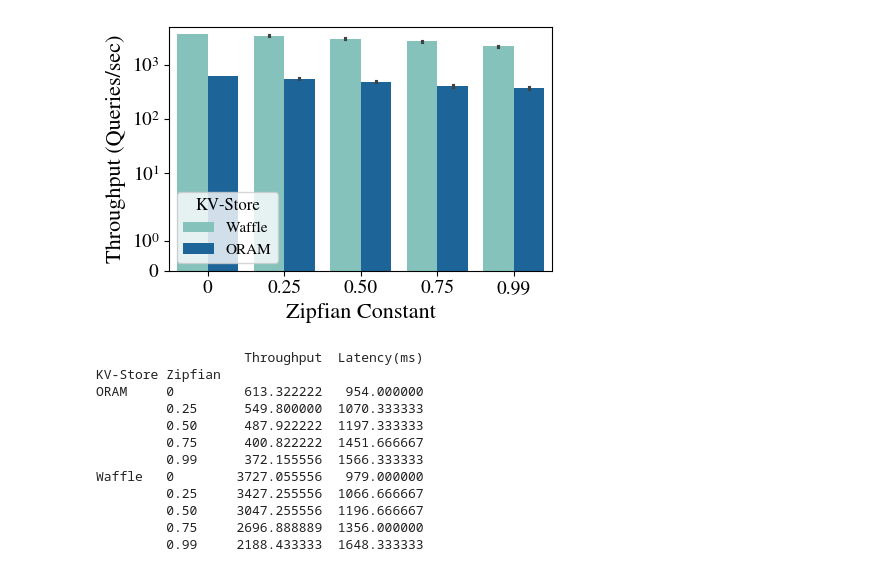
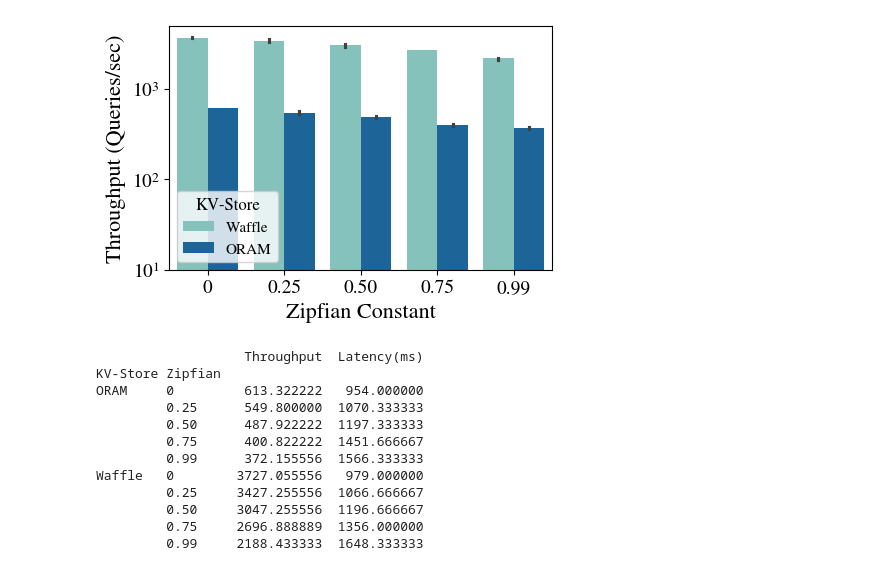
Before and after one commit to dsg-uwaterloo/ObliSQL, a Jupyter notebook: Experiments/Reviews/ZipfSkew/Plot.ipynb, the cells around one changed output. Saved outputs shown, nothing was run; the diff lists cells and outputs as text; code cells hidden in the pictures.

```diff
--- a/Experiments/Reviews/ZipfSkew/Plot.ipynb
+++ b/Experiments/Reviews/ZipfSkew/Plot.ipynb
@@ -41,18 +42,18 @@ def read_text_files(directory,component,number,label):
                 text_data.append(d)
     return text_data
 # %%
-scaleThreeZipf0 = '/home/haseeb/Desktop/ReviewGraphs/ZipfSkew/BarPlot/Waffle/Zipf0'
-scaleThreeZipf25 = '/home/haseeb/Desktop/ReviewGraphs/ZipfSkew/BarPlot/Waffle/Zipf25'
-scaleThreeZipf50 = '/home/haseeb/Desktop/ReviewGraphs/ZipfSkew/BarPlot/Waffle/Zipf50'
-scaleThreeZipf75 = '/home/haseeb/Desktop/ReviewGraphs/ZipfSkew/BarPlot/Waffle/Zipf75'
-scaleThreeZipf99 = '/home/haseeb/Desktop/ReviewGraphs/ZipfSkew/BarPlot/Waffle/Zipf99'
+scaleThreeZipf0 = '/home/haseeb/Desktop/ReviewGraphs/ZipfSkew/Waffle/Zipf0'
+scaleThreeZipf25 = '/home/haseeb/Desktop/ReviewGraphs/ZipfSkew/Waffle/Zipf25'
+scaleThreeZipf50 = '/home/haseeb/Desktop/ReviewGraphs/ZipfSkew/Waffle/Zipf50'
+scaleThreeZipf75 = '/home/haseeb/Desktop/ReviewGraphs/ZipfSkew/Waffle/Zipf75'
+scaleThreeZipf99 = '/home/haseeb/Desktop/ReviewGraphs/ZipfSkew/Waffle/Zipf99'
 
 
-scaleThreeZipf0ORAM = '/home/haseeb/Desktop/ReviewGraphs/ZipfSkew/BarPlot/ORAM/Zipf0'
-scaleThreeZipf25ORAM = '/home/haseeb/Desktop/ReviewGraphs/ZipfSkew/BarPlot/ORAM/Zipf25'
-scaleThreeZipf50ORAM = '/home/haseeb/Desktop/ReviewGraphs/ZipfSkew/BarPlot/ORAM/Zipf50'
-scaleThreeZipf75ORAM = '/home/haseeb/Desktop/ReviewGraphs/ZipfSkew/BarPlot/ORAM/Zipf75'
-scaleThreeZipf99ORAM = '/home/haseeb/Desktop/ReviewGraphs/ZipfSkew/BarPlot/ORAM/Zipf99'
+scaleThreeZipf0ORAM = '/home/haseeb/Desktop/ReviewGraphs/ZipfSkew/ORAM/Zipf0'
+scaleThreeZipf25ORAM = '/home/haseeb/Desktop/ReviewGraphs/ZipfSkew/ORAM/Zipf25'
+scaleThreeZipf50ORAM = '/home/haseeb/Desktop/ReviewGraphs/ZipfSkew/ORAM/Zipf50'
+scaleThreeZipf75ORAM = '/home/haseeb/Desktop/ReviewGraphs/ZipfSkew/ORAM/Zipf75'
+scaleThreeZipf99ORAM = '/home/haseeb/Desktop/ReviewGraphs/ZipfSkew/ORAM/Zipf99'
 
 
 
@@ -67,35 +68,35 @@ zipf0ORAM = pd.DataFrame(read_text_files(scaleThreeZipf0ORAM,'ORAM',3,'0'))
 zipf25ORAM = pd.DataFrame(read_text_files(scaleThreeZipf25ORAM,'ORAM',3,'0.25'))
 zipf50ORAM = pd.DataFrame(read_text_files(scaleThreeZipf50ORAM,'ORAM',3,'0.50'))
 zipf75ORAM = pd.DataFrame(read_text_files(scaleThreeZipf75ORAM,'ORAM',3,'0.75'))
 zipf99ORAM = pd.DataFrame(read_text_files(scaleThreeZipf99ORAM,'ORAM',3,'0.99'))
 
 
 combined_df = pd.concat([zipf0, zipf25, zipf50, zipf75, zipf99, zipf0ORAM, zipf25ORAM, zipf50ORAM, zipf75ORAM, zipf99ORAM], ignore_index=True)
 
 combined_df.rename(columns={'ScaleFactor': 'KV-Store','Label':"Zipfian"}, inplace=True)
 
 
 fig, ax = plt.subplots(figsize=(5, 3.5))  # Adjust for double-column if needed
 ax = sns.barplot(data=combined_df, x='Zipfian', y='Throughput',hue='KV-Store', palette=["#7bccc4","#0868ac"])
 
 ax.set_xlabel("Zipfian Constant", fontsize=16)
 ax.set_ylabel("Throughput (Queries/sec)", fontsize=16)
 ax.set_yscale("log")
 ax.set_yscale("symlog")  # Adjust linthresh to control the transition point
-ax.set_ylim(0, 5000)
+ax.set_ylim(10, 5000)
 
 # ax.set_title("Comparison: ObliDB, ObliSQL(Waffle) and ObliSQL(ORAM)", fontsize=10)
 ax.tick_params(axis='both', which='major', labelsize=14)
 # plt.show()
 
 ax.legend(title='KV-Store', fontsize=11, title_fontsize=12)
 
 fig = ax.get_figure()
 fig.tight_layout()
 
 fig.savefig("/home/haseeb/Desktop/ReviewGraphs/Figures/SkewedTpx.png", format='png')
 # %% [output]
-[figure, old version]
+[figure, new version]
 # %%
 combined_df
 average_metrics = combined_df.groupby(['KV-Store', 'Zipfian'])[['Throughput', 'Latency(ms)']].mean()
```
Also changed, not shown: parts of 2 cells of this notebook, 24 other files.
